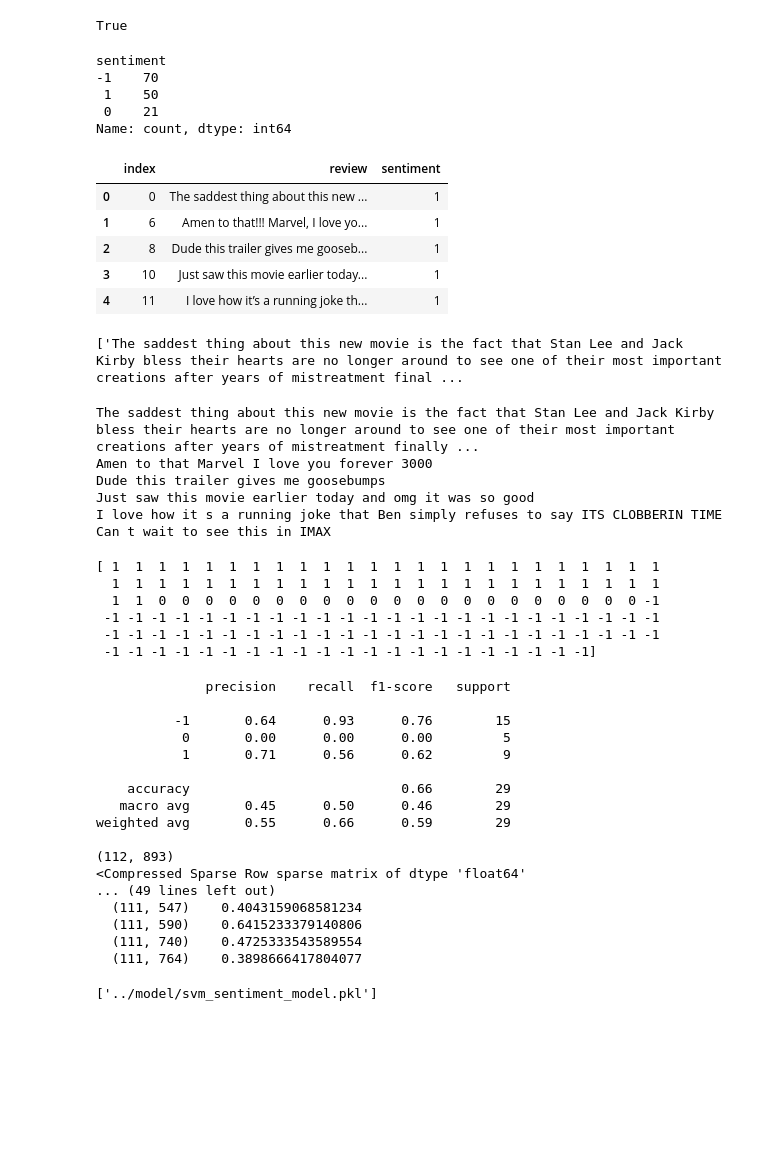
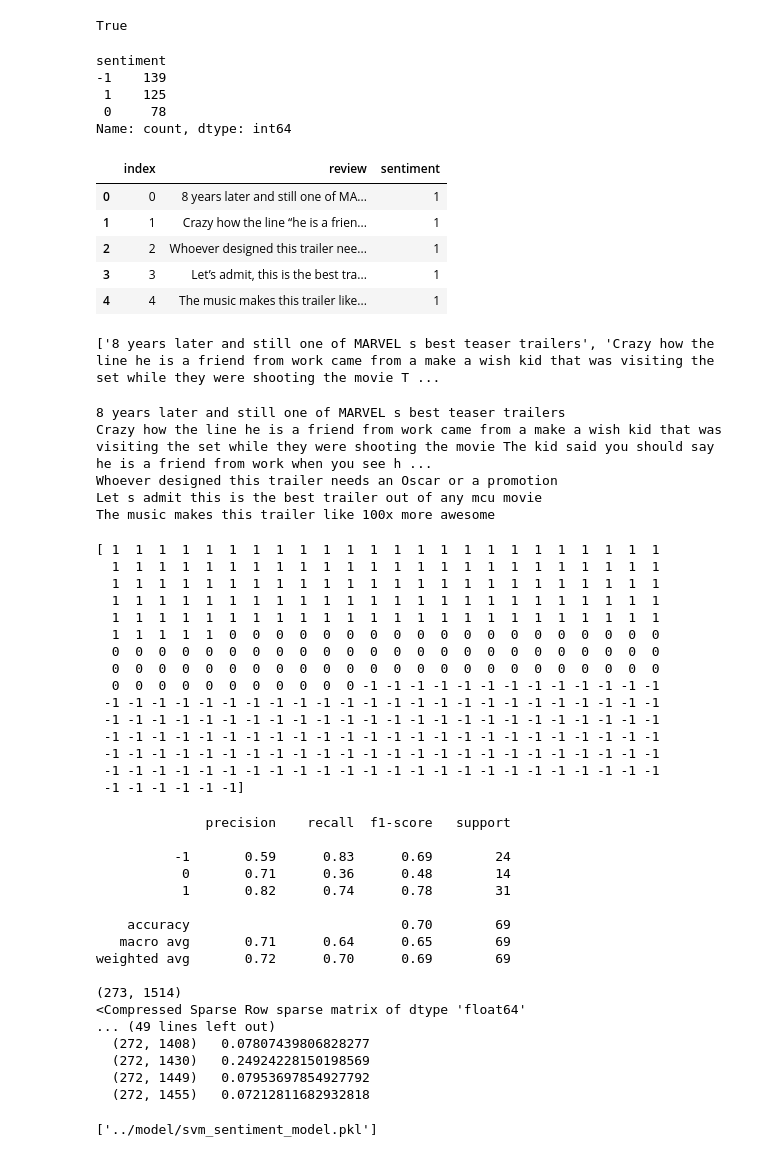
Before and after one commit to dao1233/AI_SentimentAnalysis, a Jupyter notebook: notebook/trainNotebook.ipynb, the cells around one changed output. Drawn from its saved outputs; the diff is of its cells as text; code cells hidden in the pictures; blank space fills up the shorter version.

Commit message:
[Model] Train and generate model with dataTotal

```diff
--- a/notebook/trainNotebook.ipynb
+++ b/notebook/trainNotebook.ipynb
@@ -53,7 +53,7 @@ True
 import warnings as wrn
 wrn.filterwarnings('ignore')
 # read data from CSV file
-df = pd.read_csv('../data/raw/MarvelTheFantasticFourFirstSteps.csv')
+df = pd.read_csv('../data/raw/dataTotal.csv')
 # df = pd.read_csv('marvelRanarok.csv', encoding="cp1252")
 
 # print(df["sentiment"].value_counts())
@@ -67,41 +67,41 @@ negatives["sentiment"] = -1 # convert text label to digit lable -1 for negative
 positives["sentiment"] = 1  # convert text label to digit lable 1 for positive
 neutrals["sentiment"] = 0   # convert text label to digit lable 0 for neutral
 
 
 # df["sentiment"] = df["sentiment"].map({"positive" : 1, "negative" : -1, "neutral" : 0})
 # sentiment = df["sentiment"].tolist()
 # Combine pos, neg, neutral data into one DataFrame data using pd.concat()
 data = pd.concat([positives,
                   neutrals,
                   negatives,
                  ],axis=0)
 
 data.reset_index(inplace=True) # reset the index of each row
 
 print(data["sentiment"].value_counts())
 data.head()
 # data.info()
 # print(review)
 # print(sentiment)
 # print(df.to_string())
 # print(df.loc[2, "review"])
 # print(df.info())
 # df.head()
 # pd.options.display.max_rows = 9999
 # print(pd.options.display.max_rows)
 # csv_size = len(df)
 # %% [output]
 sentiment
--1    70
- 1    50
- 0    21
+-1    139
+ 1    125
+ 0     78
 Name: count, dtype: int64
 |  | index | review | sentiment |
-| 0 | 0 | The saddest thing about this new ... | 1 |
-| 1 | 6 | Amen to that!!! Marvel, I love yo... | 1 |
-| 2 | 8 | Dude this trailer gives me gooseb... | 1 |
-| 3 | 10 | Just saw this movie earlier today... | 1 |
-| 4 | 11 | I love how it’s a running joke th... | 1 |
+| 0 | 0 | 8 years later and still one of MA... | 1 |
+| 1 | 1 | Crazy how the line “he is a frien... | 1 |
+| 2 | 2 | Whoever designed this trailer nee... | 1 |
+| 3 | 3 | Let’s admit, this is the best tra... | 1 |
+| 4 | 4 | The music makes this trailer like... | 1 |
 # %%
 # create pipeline for processing data
 # import word tokenizer for tokenization process and pos_tag for speech tagging
@@ -126,16 +126,16 @@ def preprocess_data(review):
 preprocessed_text = [preprocess_data(text) for text in data["review"]]
 print(preprocessed_text)
 # %% [output]
-['The saddest thing about this new movie is the fact that Stan Lee and Jack Kirby bless their hearts are no longer around to see one of their most important creations after years of mistreatment final ...
+['8 years later and still one of MARVEL s best teaser trailers', 'Crazy how the line he is a friend from work came from a make a wish kid that was visiting the set while they were shooting the movie T ...
 # %%
 for i in range(0,5):
     print(preprocessed_text[i],end="\n")
 # %% [output]
-The saddest thing about this new movie is the fact that Stan Lee and Jack Kirby bless their hearts are no longer around to see one of their most important creations after years of mistreatment finally ...
-Amen to that Marvel I love you forever 3000
-Dude this trailer gives me goosebumps
-Just saw this movie earlier today and omg it was so good
-I love how it s a running joke that Ben simply refuses to say ITS CLOBBERIN TIME Can t wait to see this in IMAX
+8 years later and still one of MARVEL s best teaser trailers
+Crazy how the line he is a friend from work came from a make a wish kid that was visiting the set while they were shooting the movie The kid said you should say he is a friend from work when you see h ...
+Whoever designed this trailer needs an Oscar or a promotion
+Let s admit this is the best trailer out of any mcu movie
+The music makes this trailer like 100x more awesome
 # %%
 # vectorization
 # convert text to vector for SVM
@@ -148,10 +148,19 @@ print(y)
 # %% [output]
 [ 1  1  1  1  1  1  1  1  1  1  1  1  1  1  1  1  1  1  1  1  1  1  1  1
   1  1  1  1  1  1  1  1  1  1  1  1  1  1  1  1  1  1  1  1  1  1  1  1
-  1  1  0  0  0  0  0  0  0  0  0  0  0  0  0  0  0  0  0  0  0  0  0 -1
+  1  1  1  1  1  1  1  1  1  1  1  1  1  1  1  1  1  1  1  1  1  1  1  1
+  1  1  1  1  1  1  1  1  1  1  1  1  1  1  1  1  1  1  1  1  1  1  1  1
+  1  1  1  1  1  1  1  1  1  1  1  1  1  1  1  1  1  1  1  1  1  1  1  1
+  1  1  1  1  1  0  0  0  0  0  0  0  0  0  0  0  0  0  0  0  0  0  0  0
+  0  0  0  0  0  0  0  0  0  0  0  0  0  0  0  0  0  0  0  0  0  0  0  0
+  0  0  0  0  0  0  0  0  0  0  0  0  0  0  0  0  0  0  0  0  0  0  0  0
+  0  0  0  0  0  0  0  0  0  0  0 -1 -1 -1 -1 -1 -1 -1 -1 -1 -1 -1 -1 -1
  -1 -1 -1 -1 -1 -1 -1 -1 -1 -1 -1 -1 -1 -1 -1 -1 -1 -1 -1 -1 -1 -1 -1 -1
  -1 -1 -1 -1 -1 -1 -1 -1 -1 -1 -1 -1 -1 -1 -1 -1 -1 -1 -1 -1 -1 -1 -1 -1
- -1 -1 -1 -1 -1 -1 -1 -1 -1 -1 -1 -1 -1 -1 -1 -1 -1 -1 -1 -1 -1]
+ -1 -1 -1 -1 -1 -1 -1 -1 -1 -1 -1 -1 -1 -1 -1 -1 -1 -1 -1 -1 -1 -1 -1 -1
+ -1 -1 -1 -1 -1 -1 -1 -1 -1 -1 -1 -1 -1 -1 -1 -1 -1 -1 -1 -1 -1 -1 -1 -1
+ -1 -1 -1 -1 -1 -1 -1 -1 -1 -1 -1 -1 -1 -1 -1 -1 -1 -1 -1 -1 -1 -1 -1 -1
+ -1 -1 -1 -1 -1 -1]
 # %%
 # split train data and test data and train SVM model
 X_train, X_test, y_train, y_test = train_test_split(X, y, test_size=0.2, random_state=42)
@@ -163,21 +172,21 @@ print(X_train)
 # %% [output]
               precision    recall  f1-score   support
 
-          -1       0.64      0.93      0.76        15
-           0       0.00      0.00      0.00         5
-           1       0.71      0.56      0.62         9
+          -1       0.59      0.83      0.69        24
+           0       0.71      0.36      0.48        14
+           1       0.82      0.74      0.78        31
 
-    accuracy                           0.66        29
-   macro avg       0.45      0.50      0.46        29
-weighted avg       0.55      0.66      0.59        29
+    accuracy                           0.70        69
+   macro avg       0.71      0.64      0.65        69
+weighted avg       0.72      0.70      0.69        69
 
-(112, 893)
+(273, 1514)
 <Compressed Sparse Row sparse matrix of dtype 'float64'
 ... (49 lines left out)
-  (111, 547)    0.4043159068581234
-  (111, 590)    0.6415233379140806
-  (111, 740)    0.4725333543589554
-  (111, 764)    0.3898666417804077
+  (272, 1408)   0.07807439806828277
+  (272, 1430)   0.24924228150198569
+  (272, 1449)   0.07953697854927792
+  (272, 1455)   0.07212811682932818
 # %%
 # save the model
 import joblib
```
Also changed, not shown: parts of 1 cell of this notebook, 1 other file.
